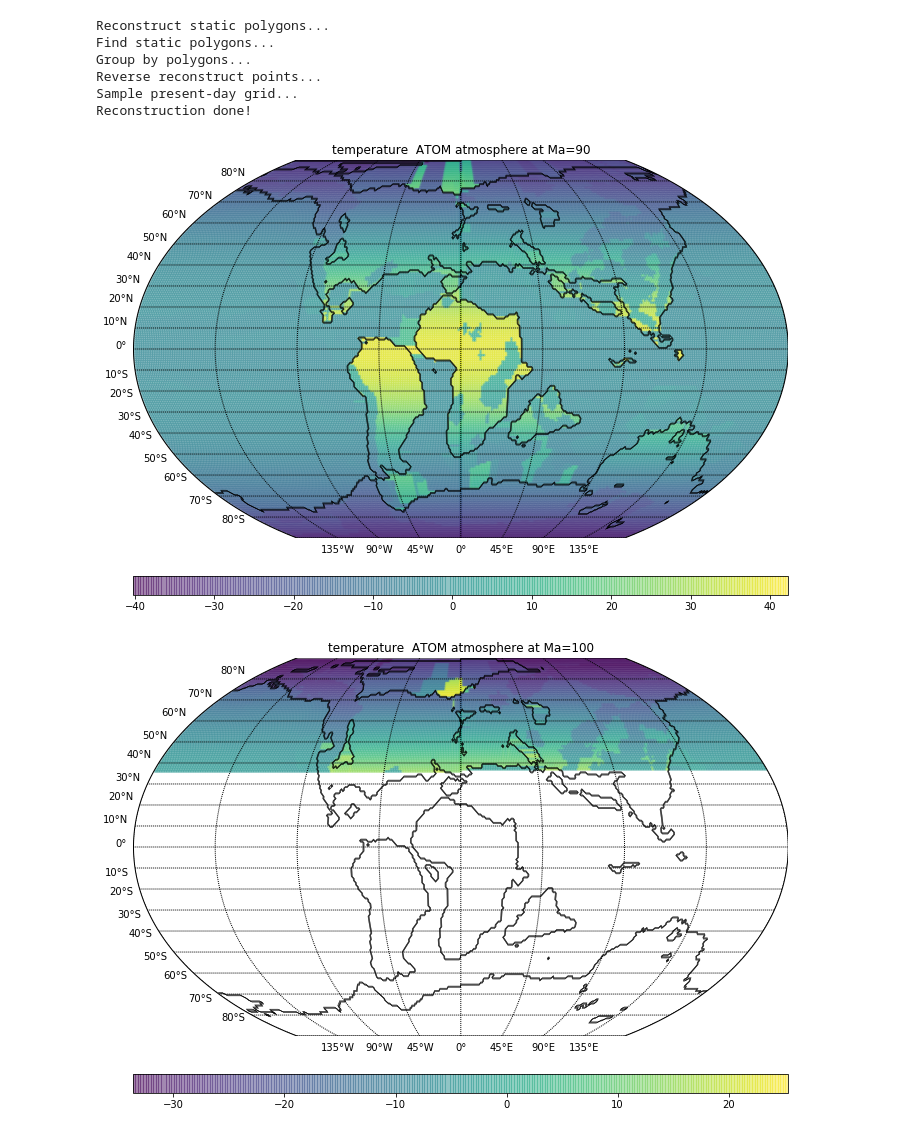
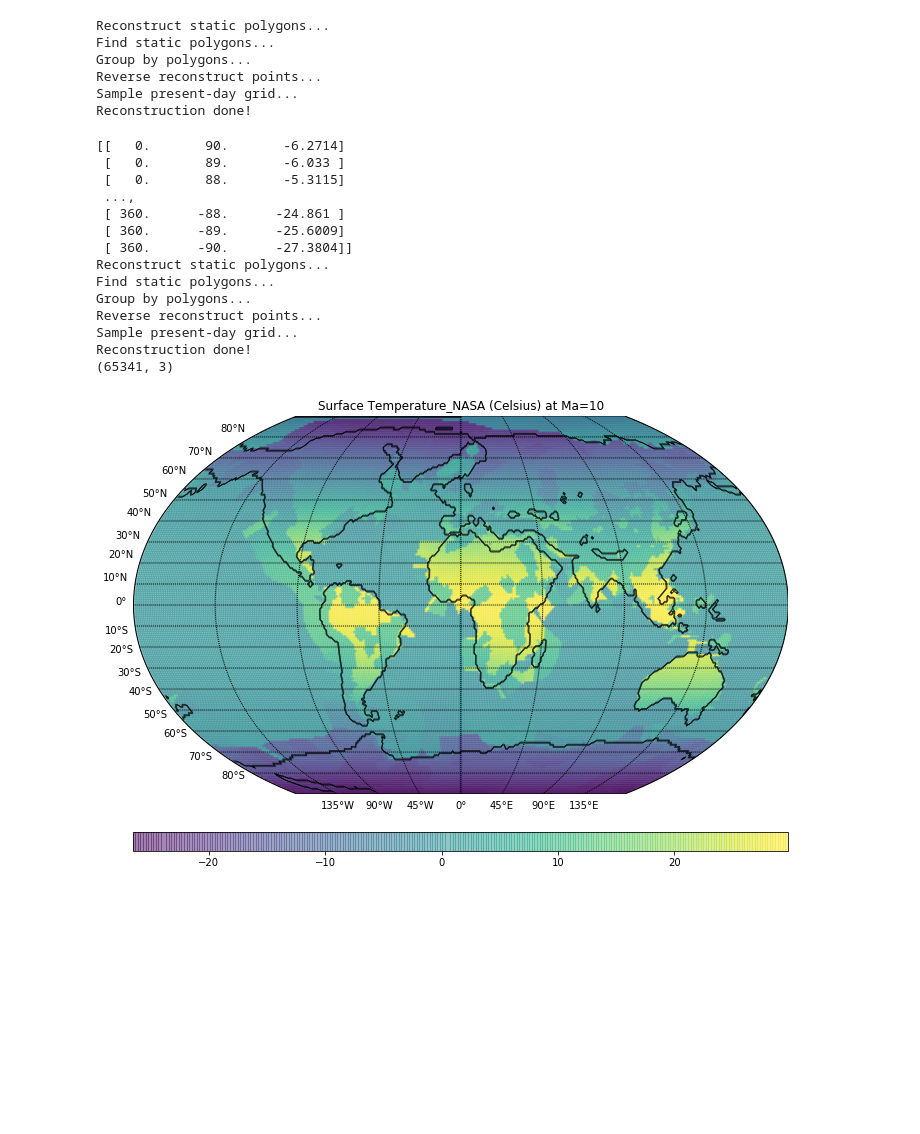
Before and after one commit to atom-model/ATOM, a Jupyter notebook: benchmark/grid_reconstruction/Reconstruct_ATOM_grids.ipynb, the cells around one changed output. Drawn from its saved outputs; the diff is of its cells as text; code cells hidden in the pictures; blank space fills up the shorter version.

Commit message:
add a new ipython notebook to calculate temperature

```diff
--- a/benchmark/grid_reconstruction/Reconstruct_ATOM_grids.ipynb
+++ b/benchmark/grid_reconstruction/Reconstruct_ATOM_grids.ipynb
@@ -158,7 +158,7 @@ import numpy as np
 from pyatom import Model, Atmosphere, Hydrosphere
 
 model = Model()
-times=[80,90,100]
+times=range(0,150,10)
 
 for t in range(len(times)):
     time = times[t]
@@ -167,8 +167,7 @@ for t in range(len(times)):
     st = np.genfromtxt('./output-{0}/[{0}Ma_Golonka.xyz]_PlotData_Atm.xyz'.format(time),skip_header=1)
     data = st[:,[0,1,6]]
     for d in data:
-        if d[1]>90:
-            d[1]-=181
+        d[1]=90-d[1]
     ind = np.lexsort((-data[:,1],data[:,0]))
     print data[ind]
 
@@ -186,10 +185,9 @@ for t in range(len(times)):
             './output-{0}/{0}Ma_SurfaceTemperature_NASA.xyz'.format(times[t+1]))
 
 
-    data = st[:,[0,1,8]]
+    data = st[:,[0,1,6]]
     for d in data:
-        if d[1]>90:
-            d[1]-=181
+        d[1]=90-d[1]
     ind = np.lexsort((-data[:,1],data[:,0]))
     print data[ind]
 
@@ -422,11 +413,50 @@ plot_xyz(topo, series=st[:, 2], title='Surface Temperature_NASA (Celsius) at Ma=
-# %%
-for t in range(90,110,10):
-    adata = np.loadtxt('./output-{0}/[{0}Ma_Golonka.xyz]_PlotData_Atm.xyz'.format(t), skiprows=1)
-
-    alats = -(adata[:, 1] - 90.)
-    alons = adata[:, 0]
-    topo = adata[:, 2]
-    plot_xyz(topo, adata[:, 6],  'temperature  ATOM atmosphere at Ma={0}'.format(t), alats, alons)
-# %% [output]
-[figure, removed]
-[figure, removed]
+# %%
+st = np.genfromtxt('../data/SurfaceTemperature_NASA.xyz')
+adata = np.loadtxt('./output-0/[0Ma_Golonka.xyz]_PlotData_Atm.xyz', skiprows=1)
+topo = adata[:, 2]
+time=10
+plot_xyz(topo, series=st[:, 2], title='Surface Temperature_NASA (Celsius) at Ma=10', lons=adata[:, 0], lats=adata[:, 2])
+
+
+st = np.genfromtxt('./output-10/[10Ma_Golonka.xyz]_PlotData_Atm.xyz'.format(time),skip_header=1)
+data = st[:,[0,1,6]]
+for d in data:
+    d[1]=90-d[1]
+ind = np.lexsort((-data[:,1],data[:,0]))
+print data[ind]
+
+with open('./output-10/[10Ma_Golonka.xyz]_PlotData_Atm_temperature.xyz'.format(time), 'w') as of:
+    for l in data[ind]:
+        of.write(' '.join(str(item) for item in l) + '\n')
+
+reconstruct_grid(
+    10,
+    './output-10/[10Ma_Golonka.xyz]_PlotData_Atm_temperature.xyz',
+    20,
+    './output-20/20Ma_SurfaceTemperature_NASA.xyz')
+
+#st = np.genfromtxt('./output-10/[10Ma_Golonka.xyz]_PlotData_Atm_temperature.xyz')
+st = np.genfromtxt('./output-20/20Ma_SurfaceTemperature_NASA.xyz')
+adata = np.loadtxt('./output-{0}/[{0}Ma_Golonka.xyz]_PlotData_Atm.xyz'.format(20), skiprows=1)
+print st.shape
+topo = adata[:, 2]
+time=10
+plot_xyz(topo, series=st[:, 2], title='Surface Temperature_NASA (Celsius) at Ma=10', lons=st[:, 0], lats=st[:, 1])
+
+#plot_xyz(topo, series=adata[:, 6], title='Surface Temperature_NASA (Celsius) at Ma=0', lons=st[:, 0], lats=-(adata[:, 1] - 90.))
+# %% [output]
+[[   0.       90.       -6.2714]
+ [   0.       89.       -6.033 ]
+ [   0.       88.       -5.3115]
+ ...,
+ [ 360.      -88.      -24.861 ]
+ [ 360.      -89.      -25.6009]
+ [ 360.      -90.      -27.3804]]
+Reconstruct static polygons...
+Find static polygons...
+Group by polygons...
+Reverse reconstruct points...
+Sample present-day grid...
+Reconstruction done!
+(65341, 3)
+[figure, added]
```
Also changed, not shown: parts of 5 cells of this notebook, 2 other files.
